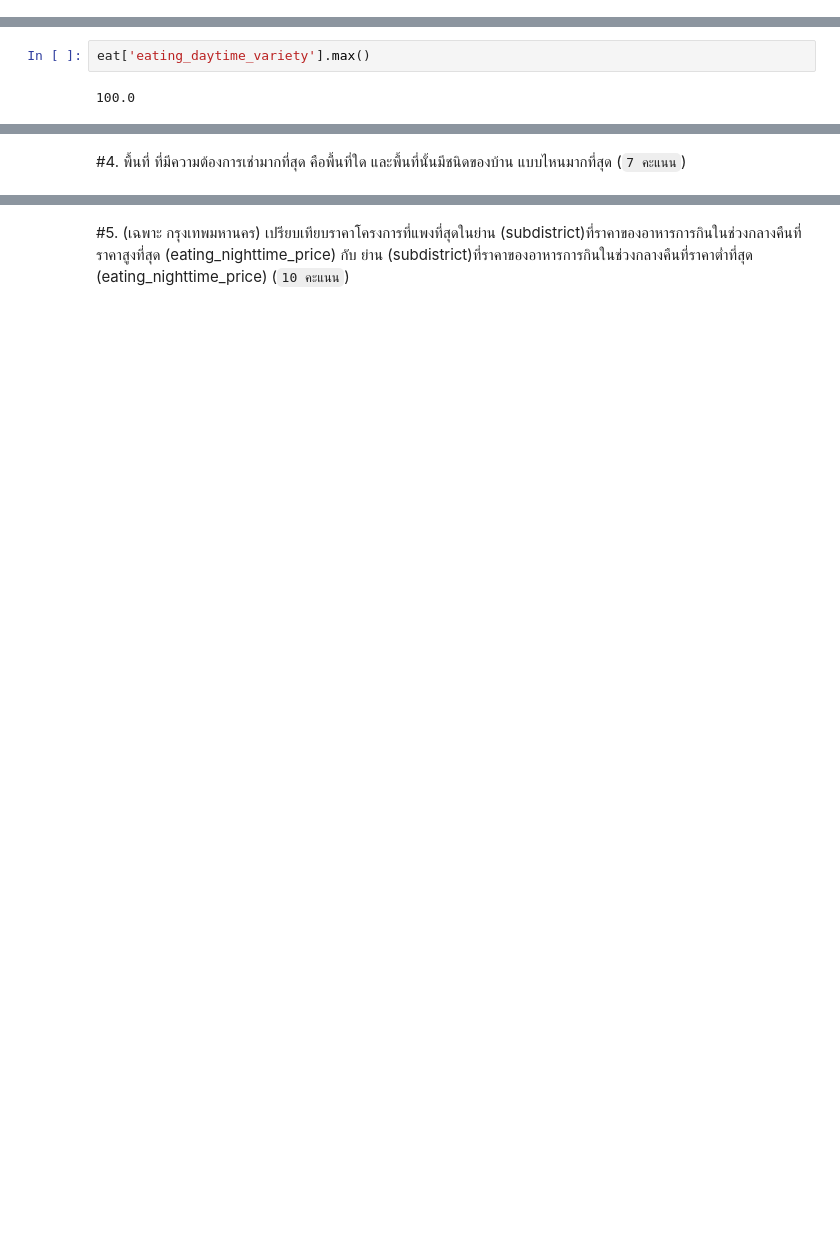
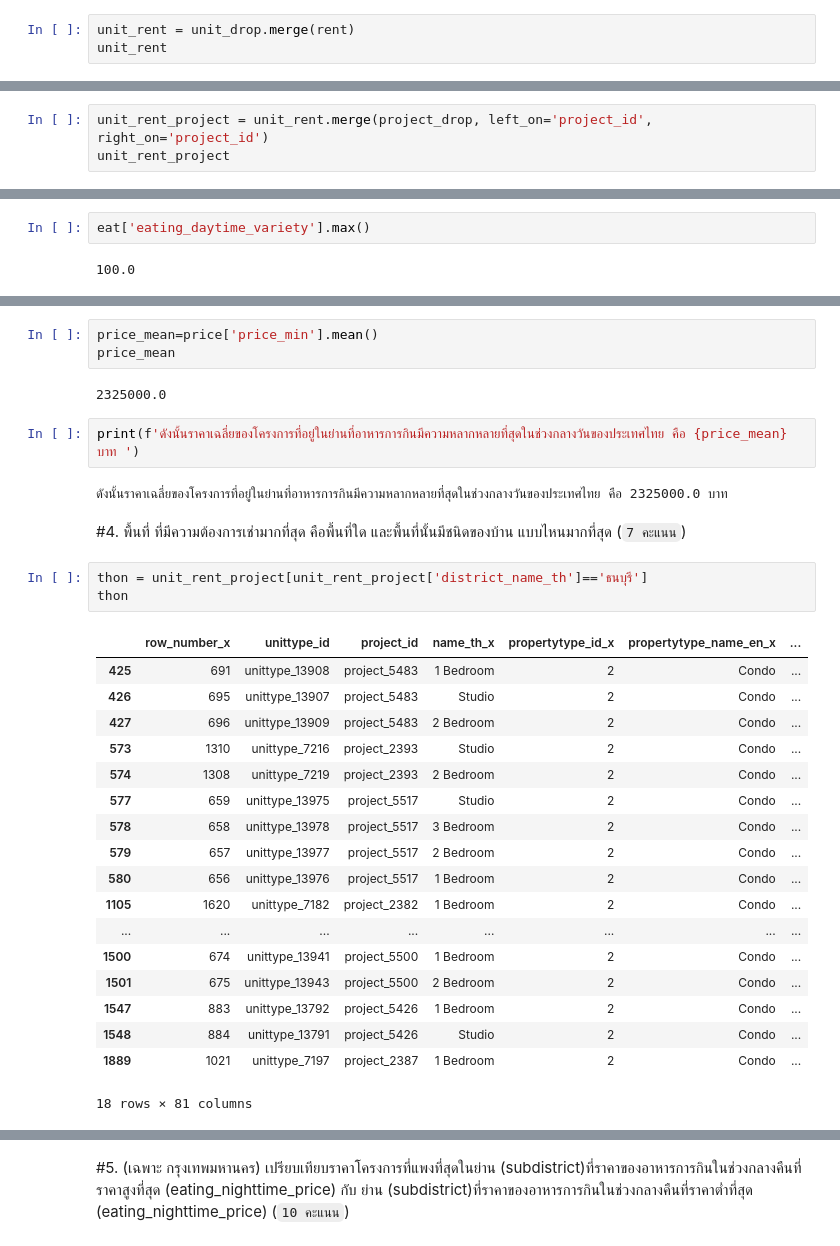
Before and after one commit to Kanchanasud/BasicProg_Dataviz65, a Jupyter notebook: midterm65.ipynb, the cells around one changed output, grey strips where cells are left out. Cells and saved outputs as stored; diff of their text form; blank space fills up the shorter version.

````diff
--- a/midterm65.ipynb
+++ b/midterm65.ipynb
@@ -290,0 +264,3 @@ project.groupby('district_name_th')[['propertytype_name_th']].describe()
+# %%
+unit_rent = unit_drop.merge(rent)
+unit_rent
@@ -290,0 +281,3 @@ project.groupby('district_name_th')[['propertytype_name_th']].describe()
+# %%
+unit_rent_project = unit_rent.merge(project_drop, left_on='project_id', right_on='project_id')
+unit_rent_project
@@ -344,2 +438,33 @@ TypeError: ignored
+# %%
+price_mean=price['price_min'].mean()
+price_mean
+# %% [output]
+2325000.0
+# %%
+print(f'ดังนั้นราคาเฉลี่ยของโครงการที่อยู่ในย่านที่อาหารการกินมีความหลากหลายที่สุดในช่วงกลางวันของประเทศไทย คือ {price_mean} บาท ')
+# %% [output]
+ดังนั้นราคาเฉลี่ยของโครงการที่อยู่ในย่านที่อาหารการกินมีความหลากหลายที่สุดในช่วงกลางวันของประเทศไทย คือ 2325000.0 บาท
 # %% [markdown]
 #4. พื้นที่ ที่มีความต้องการเช่ามากที่สุด คือพื้นที่ใด และพื้นที่นั้นมีชนิดของบ้าน แบบไหนมากที่สุด (```7 คะแนน```)
+# %%
+thon = unit_rent_project[unit_rent_project['district_name_th']=='ธนบุรี']
+thon
+# %% [output]
+|  | row_number_x | unittype_id | project_id | name_th_x | propertytype_id_x | propertytype_name_en_x | ... |
+| 425 | 691 | unittype_13908 | project_5483 | 1 Bedroom | 2 | Condo | ... |
+| 426 | 695 | unittype_13907 | project_5483 | Studio | 2 | Condo | ... |
+| 427 | 696 | unittype_13909 | project_5483 | 2 Bedroom | 2 | Condo | ... |
+| 573 | 1310 | unittype_7216 | project_2393 | Studio | 2 | Condo | ... |
+| 574 | 1308 | unittype_7219 | project_2393 | 2 Bedroom | 2 | Condo | ... |
+| 577 | 659 | unittype_13975 | project_5517 | Studio | 2 | Condo | ... |
+| 578 | 658 | unittype_13978 | project_5517 | 3 Bedroom | 2 | Condo | ... |
+| 579 | 657 | unittype_13977 | project_5517 | 2 Bedroom | 2 | Condo | ... |
+| 580 | 656 | unittype_13976 | project_5517 | 1 Bedroom | 2 | Condo | ... |
+| 1105 | 1620 | unittype_7182 | project_2382 | 1 Bedroom | 2 | Condo | ... |
+| ... | ... | ... | ... | ... | ... | ... | ... |
+| 1500 | 674 | unittype_13941 | project_5500 | 1 Bedroom | 2 | Condo | ... |
+| 1501 | 675 | unittype_13943 | project_5500 | 2 Bedroom | 2 | Condo | ... |
+| 1547 | 883 | unittype_13792 | project_5426 | 1 Bedroom | 2 | Condo | ... |
+| 1548 | 884 | unittype_13791 | project_5426 | Studio | 2 | Condo | ... |
+| 1889 | 1021 | unittype_7197 | project_2387 | 1 Bedroom | 2 | Condo | ... |
+18 rows × 81 columns
````
Also changed, not shown: parts of 55 cells of this notebook.
